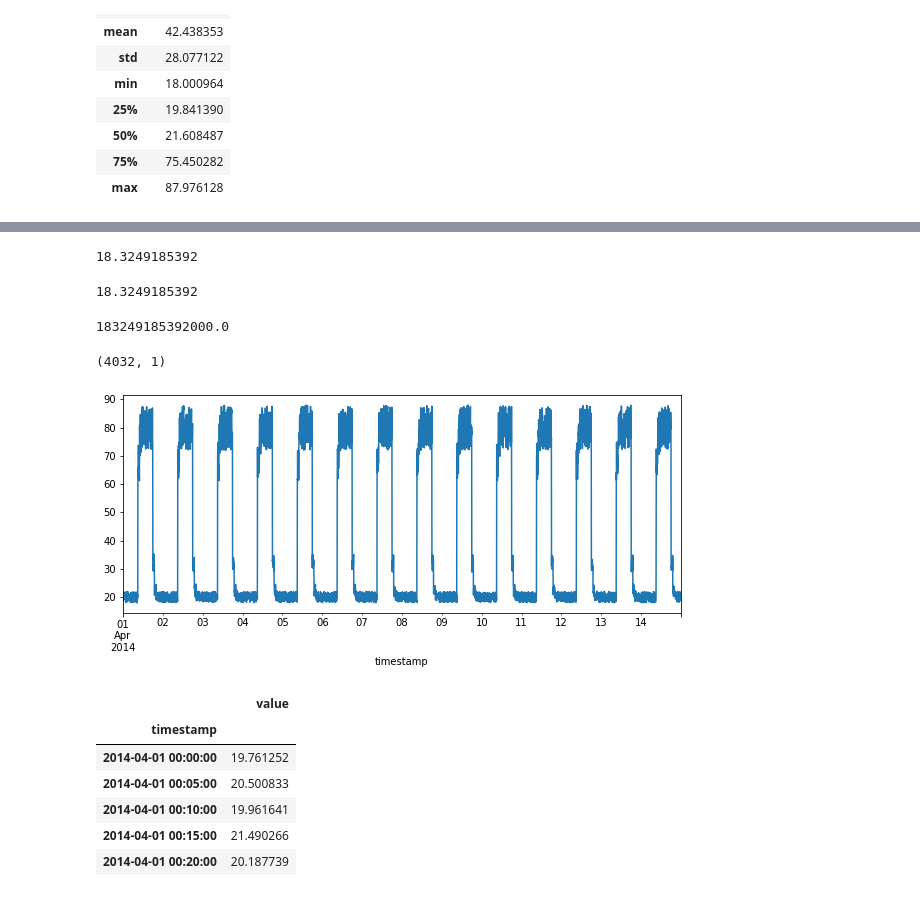
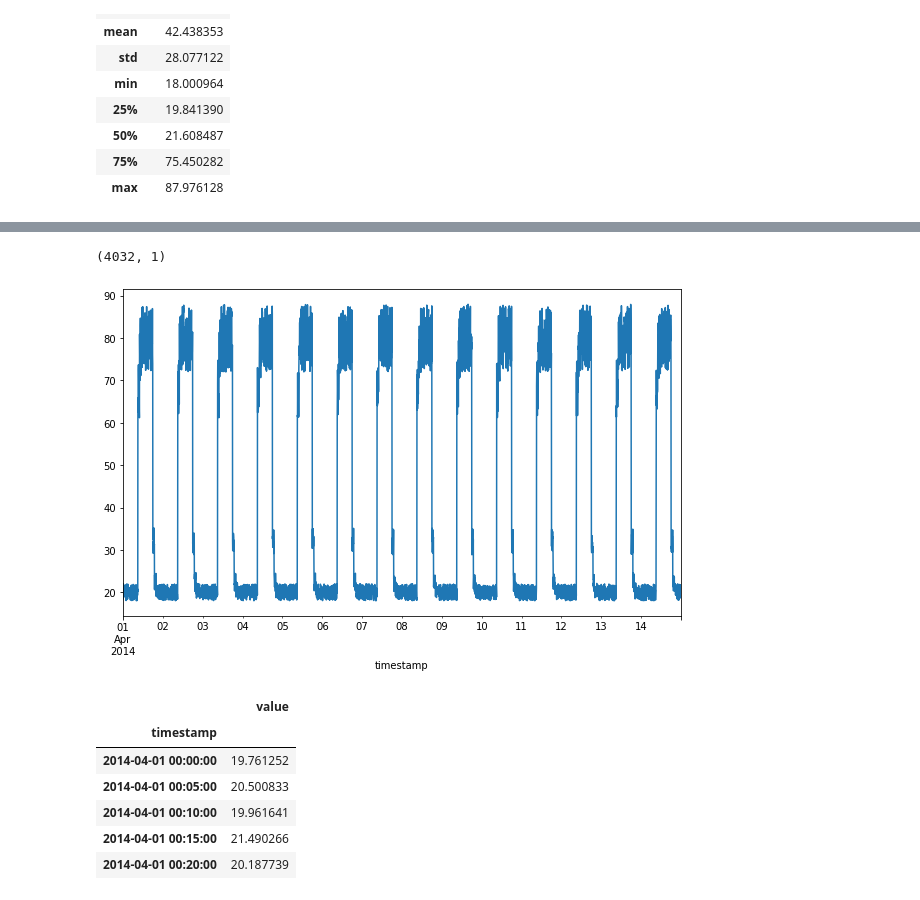
Before and after one commit to G00398258/machinelearningstats-portfolio, a Jupyter notebook: keras-time-series-anomaly.ipynb, the cells around one changed output, grey strips where cells are left out. Drawn from its saved outputs; the diff is of its cells as text; code cells hidden in the pictures.

```diff
--- a/keras-time-series-anomaly.ipynb
+++ b/keras-time-series-anomaly.ipynb
@@ -85,16 +93 @@ Name: 2014-04-01 00:00:00, dtype: float64
-# %%
-#
-df_small_noise.iloc[0]['value']
-# %% [output]
-18.3249185392
-# %%
-#
-df_small_noise.iloc[0].values[0]
-# %% [output]
-18.3249185392
-# %%
-#
-df_small_noise.iloc[0].values[0] * 10e12
-# %% [output]
-183249185392000.0
 # %%
@@ -103,11 +96,11 @@ df_small_noise.shape
 # %% [output]
 (4032, 1)
 # %%
-#
-fig, ax = plt.subplots(figsize=(10,4))
+# Creating a subplot
+fig, ax = plt.subplots(figsize=(10,6))
 
-# Use pandas to plot data frame.
+# Use pandas to plot the data frame
 df_small_noise.plot(legend=False, ax=ax);
 # %% [output]
-[figure, old version]
+[figure, new version]
 # %%
```
Also changed, not shown: parts of 31 cells of this notebook, 4 other files.
